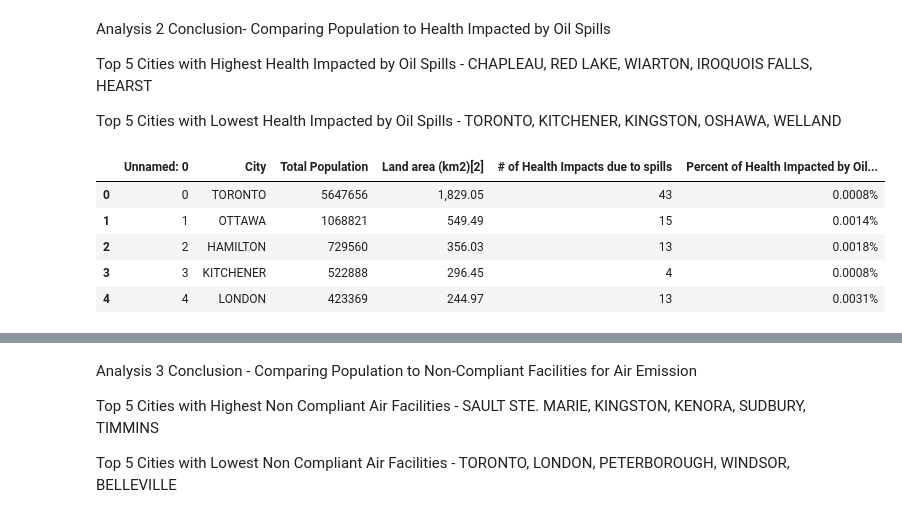
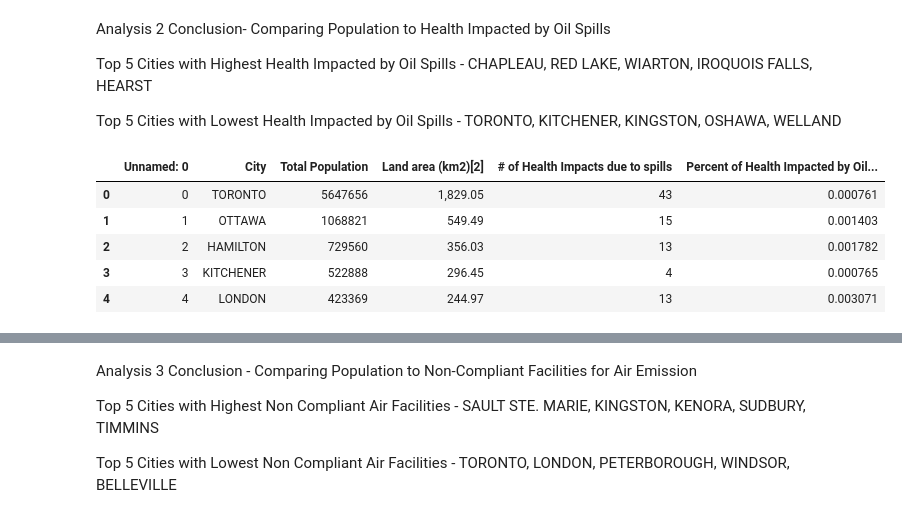
Before and after one commit to AyokOluwole/project-1, a Jupyter notebook: Project/Analysis.ipynb, the cells around one changed output, grey strips where cells are left out. Drawn from its saved outputs; the diff is of its cells as text; code cells hidden in the pictures.

```diff
--- a/Project/Analysis.ipynb
+++ b/Project/Analysis.ipynb
@@ -117,20 +145,20 @@ Top 5 Cities with Lowest Health Impacted by Oil Spills - TORONTO, KITCHENER, KIN
 # %%
 #Merge file and get the Percentage
 
 spills_analysis = pd.merge(population_df, environment_spills_df, on='City')
 
-spills_percent = ((spills_analysis['# of Health Impacts due to spills']) / (spills_analysis['Total Population']))
+spills_percent = ((spills_analysis['# of Health Impacts due to spills']) / (spills_analysis['Total Population'])) * 100
 
-spills_analysis['Percent of Health Impacted by Oil Spills Compared to Population'] = spills_percent.astype(float).map("{:.4%}".format)
+spills_analysis['Percent of Health Impacted by Oil Spills Compared to Population'] = spills_percent
 
 spills_analysis.head()
 # %% [output]
 |  | Unnamed: 0 | City | Total Population | Land area (km2)[2] | # of Health Impacts due to spills | Percent of Health Impacted by Oil... |
-| 0 | 0 | TORONTO | 5647656 | 1,829.05 | 43 | 0.0008% |
-| 1 | 1 | OTTAWA | 1068821 | 549.49 | 15 | 0.0014% |
-| 2 | 2 | HAMILTON | 729560 | 356.03 | 13 | 0.0018% |
-| 3 | 3 | KITCHENER | 522888 | 296.45 | 4 | 0.0008% |
-| 4 | 4 | LONDON | 423369 | 244.97 | 13 | 0.0031% |
+| 0 | 0 | TORONTO | 5647656 | 1,829.05 | 43 | 0.000761 |
+| 1 | 1 | OTTAWA | 1068821 | 549.49 | 15 | 0.001403 |
+| 2 | 2 | HAMILTON | 729560 | 356.03 | 13 | 0.001782 |
+| 3 | 3 | KITCHENER | 522888 | 296.45 | 4 | 0.000765 |
+| 4 | 4 | LONDON | 423369 | 244.97 | 13 | 0.003071 |
 # %%
 #Sort by Highest Percentage
 
```
Also changed, not shown: parts of 25 cells of this notebook.
